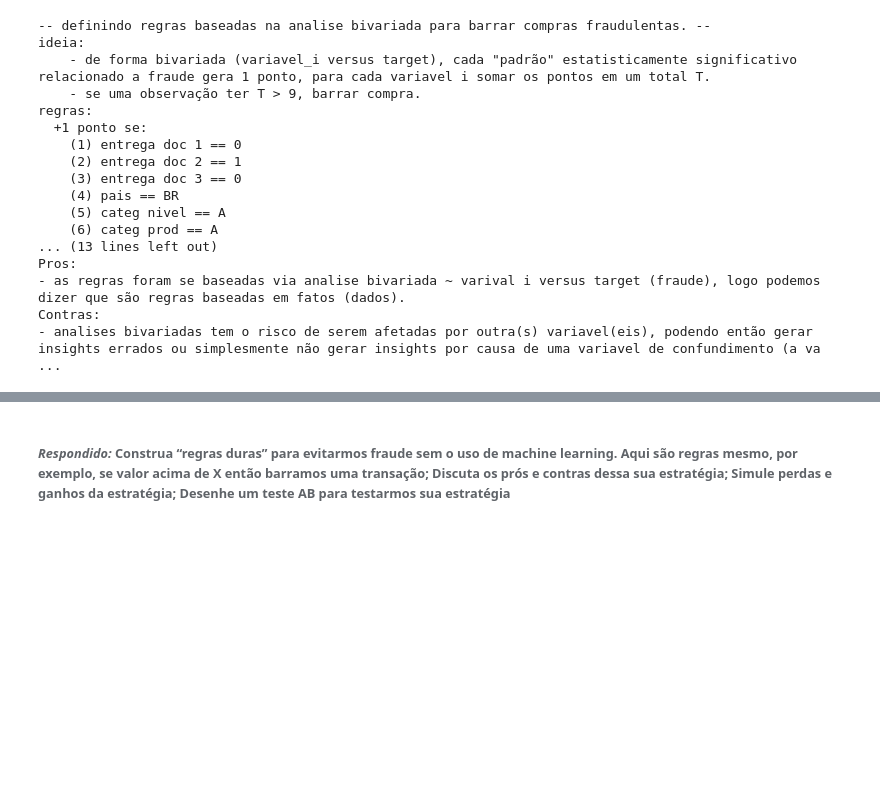
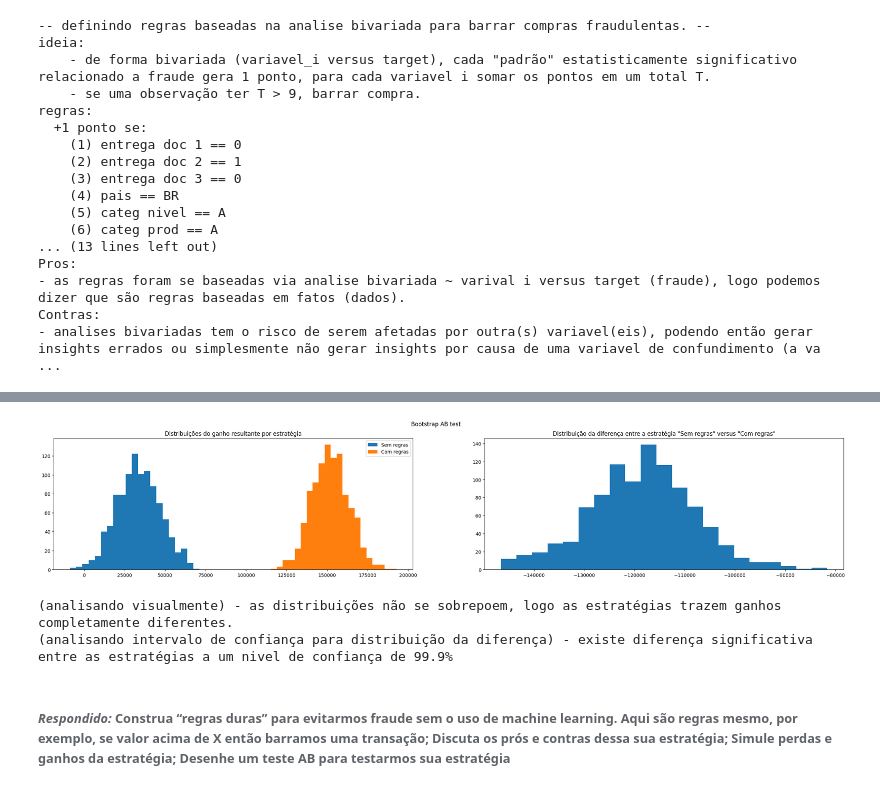
Before and after one commit to richardsantino/EBA-cases, a Jupyter notebook: 9. TCC/3 - fraude.ipynb, the cells around one changed output, grey strips where cells are left out. Cells and saved outputs as stored; diff of their text form; code cells hidden in the pictures; blank space fills up the shorter version.

```diff
--- a/9. TCC/3 - fraude.ipynb
+++ b/9. TCC/3 - fraude.ipynb
@@ -742,27 +743,32 @@ Contras:
 # %%
-# fig, axs = plt.subplots(1, 2, figsize=(30, 5))
 
-# axs[0].hist(dist_A, bins=21, label='Sem regras')
-# axs[0].hist(dist_B, bins=21, label='Com regras')
-# axs[0].legend()
-# axs[0].set_title('Distribuições do ganho resultante por estratégia')
+fig, axs = plt.subplots(1, 2, figsize=(30, 5))
 
-# axs[1].hist(dist_dif_AB, bins=21)
-# axs[1].set_title('Distribuição da diferença entre a estratégia "Sem regras" versus "Com regras"')
+axs[0].hist(dist_A, bins=21, label='Sem regras')
+axs[0].hist(dist_B, bins=21, label='Com regras')
+axs[0].legend()
+axs[0].set_title('Distribuições do ganho resultante por estratégia')
 
-# plt.suptitle('Bootstrap AB test')
-# plt.show()
+axs[1].hist(dist_dif_AB, bins=21)
+axs[1].set_title('Distribuição da diferença entre a estratégia "Sem regras" versus "Com regras"')
 
-# print('(analisando visualmente) - as distribuições não se sobrepoem, logo as estratégias trazem ganhos completamente diferentes.')
+plt.suptitle('Bootstrap AB test')
+plt.show()
 
-# print('(analisando intervalo de confiança para distribuição da diferença) - ', end='')
-# a = .001
-# infe, supe = int(len(dist_dif_AB)*(a/2)), int(len(dist_dif_AB)*(1-(a/2)))
-# infe, supe = dist_dif_AB[infe], dist_dif_AB[supe]
-# if 0 >= infe and 0 <= supe: print(f'não existe diferença significativa entre as estratégias a um nivel de confiança de {(1-a)*100}%')
-# else: print(f'existe diferença significativa entre as estratégias a um nivel de confiança de {(1-a)*100}%')
+print('(analisando visualmente) - as distribuições não se sobrepoem, logo as estratégias trazem ganhos completamente diferentes.')
 
-# ### obs.: testamos apenas T=9, aqui ainda podemos tentar encontrar o valor de T que "maximize" a distribuição do ganho resultante da estratégia
+print('(analisando intervalo de confiança para distribuição da diferença) - ', end='')
+a = .001
+infe, supe = int(len(dist_dif_AB)*(a/2)), int(len(dist_dif_AB)*(1-(a/2)))
+infe, supe = dist_dif_AB[infe], dist_dif_AB[supe]
+if 0 >= infe and 0 <= supe: print(f'não existe diferença significativa entre as estratégias a um nivel de confiança de {(1-a)*100}%')
+else: print(f'existe diferença significativa entre as estratégias a um nivel de confiança de {(1-a)*100}%')
+
+### obs.: testamos apenas T=9, aqui ainda podemos tentar encontrar o valor de T que "maximize" a distribuição do ganho resultante da estratégia
+# %% [output]
+[figure, added]
+(analisando visualmente) - as distribuições não se sobrepoem, logo as estratégias trazem ganhos completamente diferentes.
+(analisando intervalo de confiança para distribuição da diferença) - existe diferença significativa entre as estratégias a um nivel de confiança de 99.9%
 # %% [markdown]
 ###### *Respondido:* Construa “regras duras” para evitarmos fraude sem o uso de machine learning. Aqui são regras mesmo, por exemplo, se valor acima de X então barramos uma transação; Discuta os prós e contras dessa sua estratégia; Simule perdas e ganhos da estratégia; Desenhe um teste AB para testarmos sua estratégia
 # %% [markdown]
```
Also changed, not shown: parts of 13 cells of this notebook.
